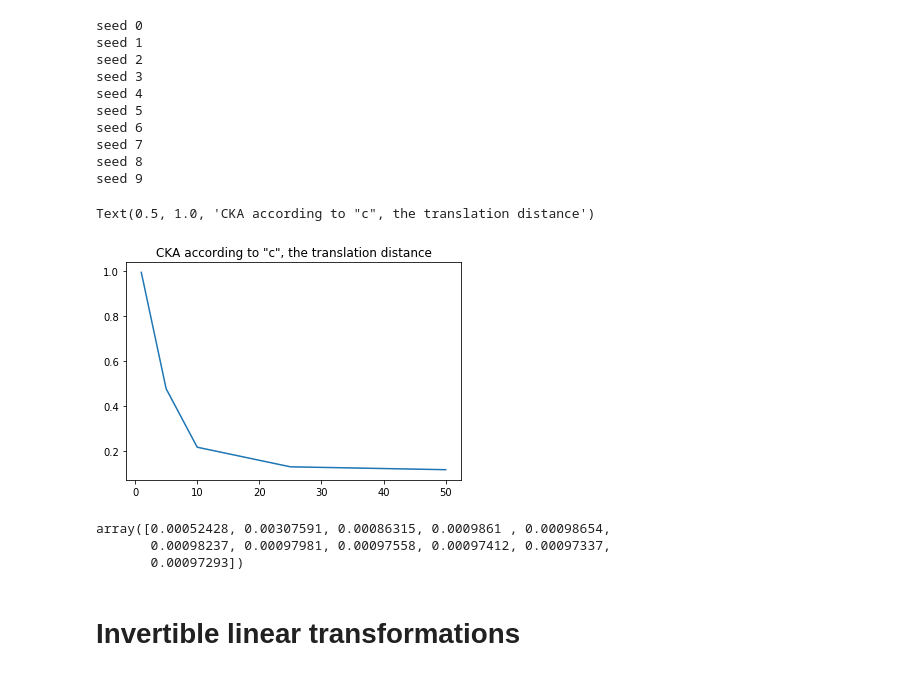
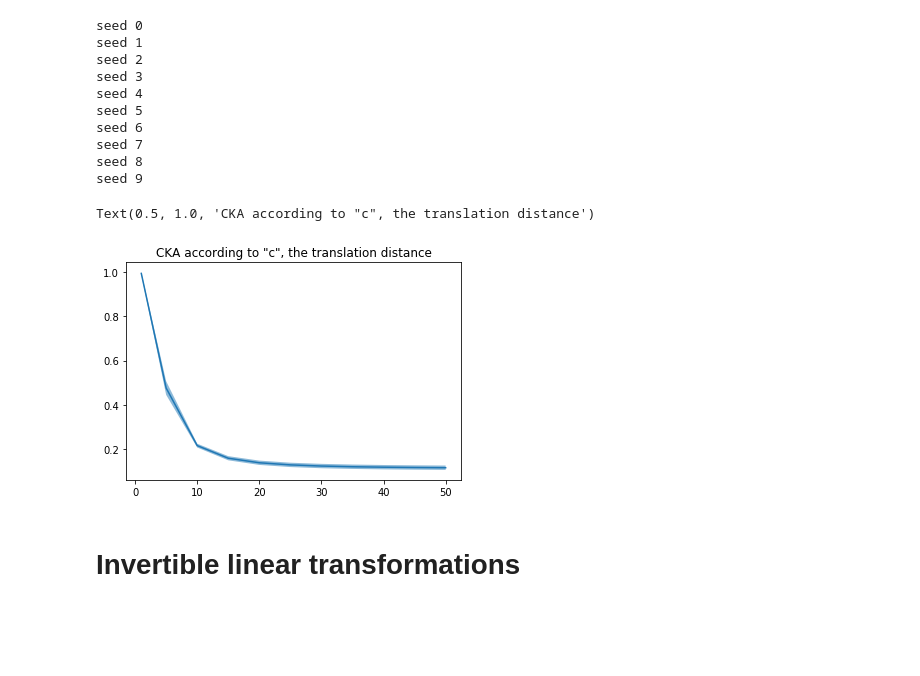
Before and after one commit to shoroi/cka_christmas_tree, a Jupyter notebook: gtrl_gauss_exp.ipynb, the cells around one changed output. Drawn from its saved outputs; the diff is of its cells as text; code cells hidden in the pictures; blank space fills up the shorter version.

```diff
--- a/gtrl_gauss_exp.ipynb
+++ b/gtrl_gauss_exp.ipynb
@@ -196,15 +196,17 @@ For mean2=10 initially: same results hold pretty much
 num_pts = 10000
 num_dims = 1000
 num_seeds = 10
-c_list = [1, 5, 10, 25, 50, 75, 100, 200, 300, 400, 500]
+c_list = [1, 5, 10, 15, 20, 25, 30, 35, 40, 45, 50]
 
+diff = []
 data = np.zeros([num_seeds, len(c_list)])
 for seed in range(num_seeds):
     print(f'seed {seed}')
     for i, c in enumerate(c_list):
-        data[seed, i] = get_cka_test(mean2=1.1, num_dims = num_dims, num_pts = num_pts, c = c, seed = seed, distribution = 'uniform')
+        data[seed, i], v = get_cka_test(mean2=1.1, num_dims = num_dims, num_pts = num_pts, c = c, seed = seed, distribution = 'uniform', verbose = True)
+        diff.append(v)
 
-np.save('data/two_cubes_exp_lincka2_means_0_1.1_{}seeds.npy'.format(num_seeds), data)
+np.save('data/two_cubes_exp_lincka2_means_0_1.1_{}seeds_v2.npy'.format(num_seeds), data)
 # %% [output]
 seed 0
 seed 1
@@ -219,19 +221,13 @@ seed 9
 # %%
 translation_means = np.mean(data, axis = 0)
 translation_stds = np.std(data, axis = 0)
 
-end = -6
+# end =
 
-plt.plot(c_list[:end], translation_means[:end])
-plt.fill_between(c_list[:end], translation_means[:end]-translation_stds[:end], translation_means[:end]+translation_stds[:end], alpha = 0.5)
+plt.plot(c_list, translation_means)
+plt.fill_between(c_list, translation_means-10*translation_stds, translation_means+10*translation_stds, alpha = 0.5)
 
 plt.title('CKA according to "c", the translation distance')
 # %% [output]
 Text(0.5, 1.0, 'CKA according to "c", the translation distance')
-[figure, old version]
+[figure, new version]
-# %%
-translation_stds
-# %% [output]
-array([0.00052428, 0.00307591, 0.00086315, 0.0009861 , 0.00098654,
-       0.00098237, 0.00097981, 0.00097558, 0.00097412, 0.00097337,
-       0.00097293])
```
Also changed, not shown: parts of 7 cells of this notebook, 2 other files.
